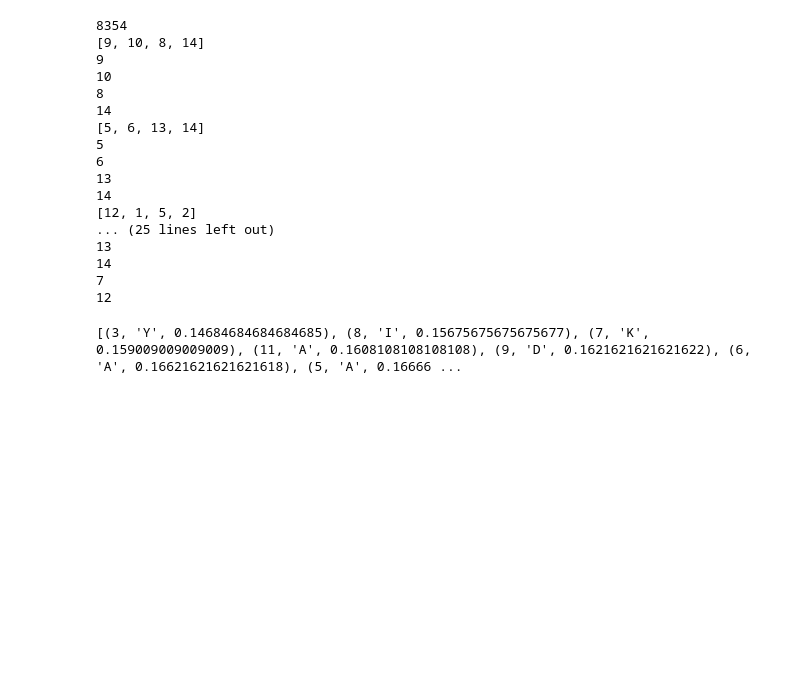
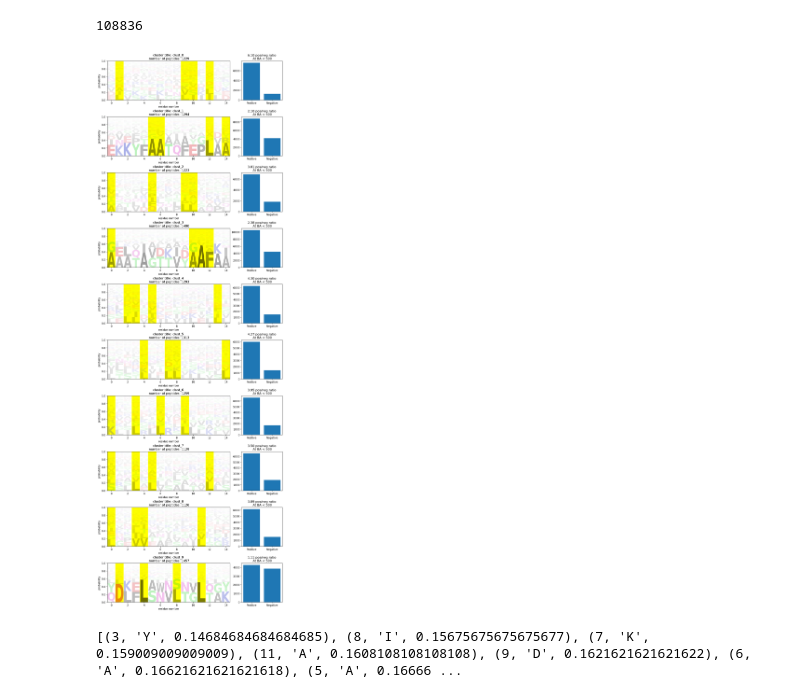
Before and after one commit to DeepRank/3D-Vac, a Jupyter notebook: src/exploration/draw_cluster_motifs.ipynb, the cells around one changed output. Saved outputs shown, nothing was run; the diff lists cells and outputs as text; code cells hidden in the pictures; blank space fills up the shorter version.

```diff
--- a/src/exploration/draw_cluster_motifs.ipynb
+++ b/src/exploration/draw_cluster_motifs.ipynb
@@ -103,28 +69,13 @@ plot_clusters_logos(clusters, rows)
 # %%
 #Load and plot gibbs clusters
 
-clusters = pickle.load(open('../../data/external/processed/IDs_BA_DRB10101_MHCII_PAM250_10_gibbscluster_clusters.pkl', 'rb'))
+clusters = pickle.load(open('../../data/external/processed/IDs_BA_MHCII_PAM250_10_gibbscluster_clusters.pkl', 'rb'))
 clusters = {x : clusters[x]['cores'] for x in clusters}
 
 plot_clusters_logos(clusters, rows)
 # %% [output]
-8354
-[9, 10, 8, 14]
-9
-10
-8
-14
-[5, 6, 13, 14]
-5
-6
-13
-14
-[12, 1, 5, 2]
-... (25 lines left out)
-13
-14
-7
-12
+108836
+[figure, added]
 # %%
 n = len(clusters)
 for i, cluster in enumerate(clusters):
```
Also changed, not shown: parts of 3 cells of this notebook, 14 other files.
